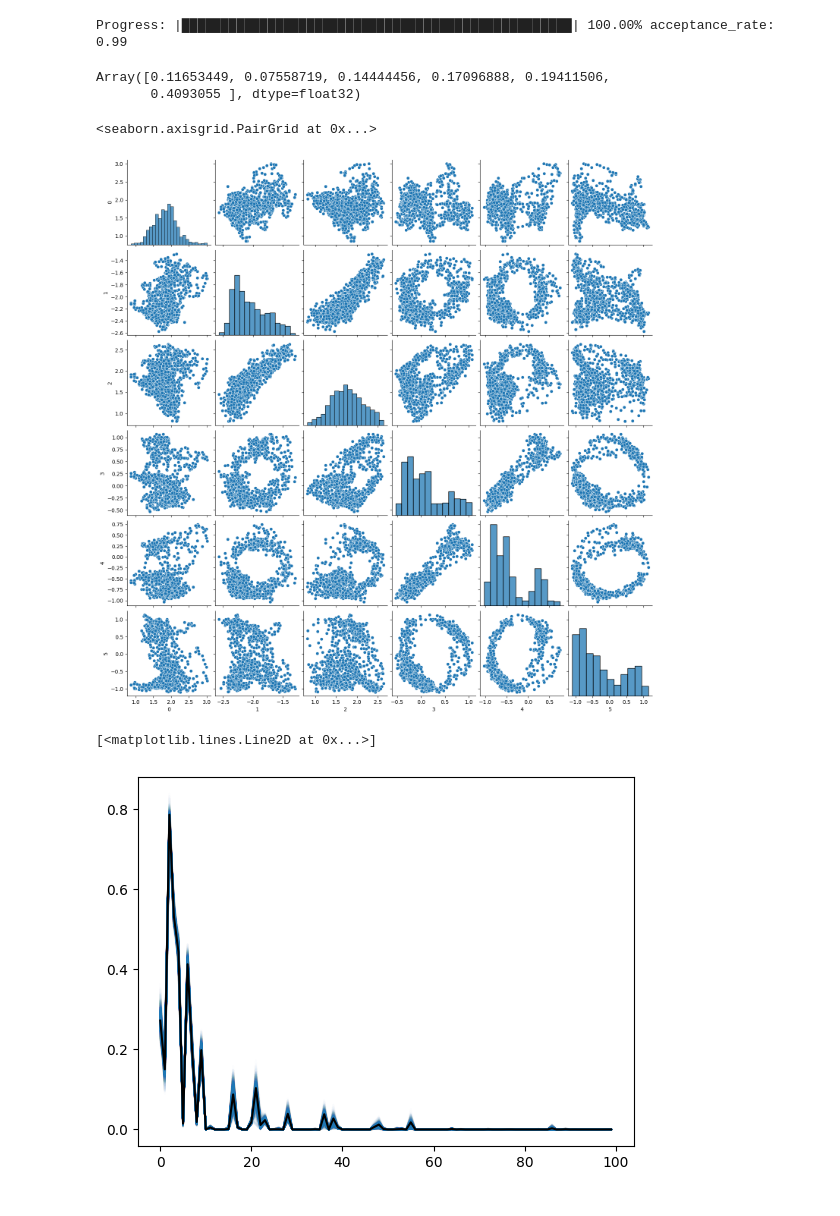
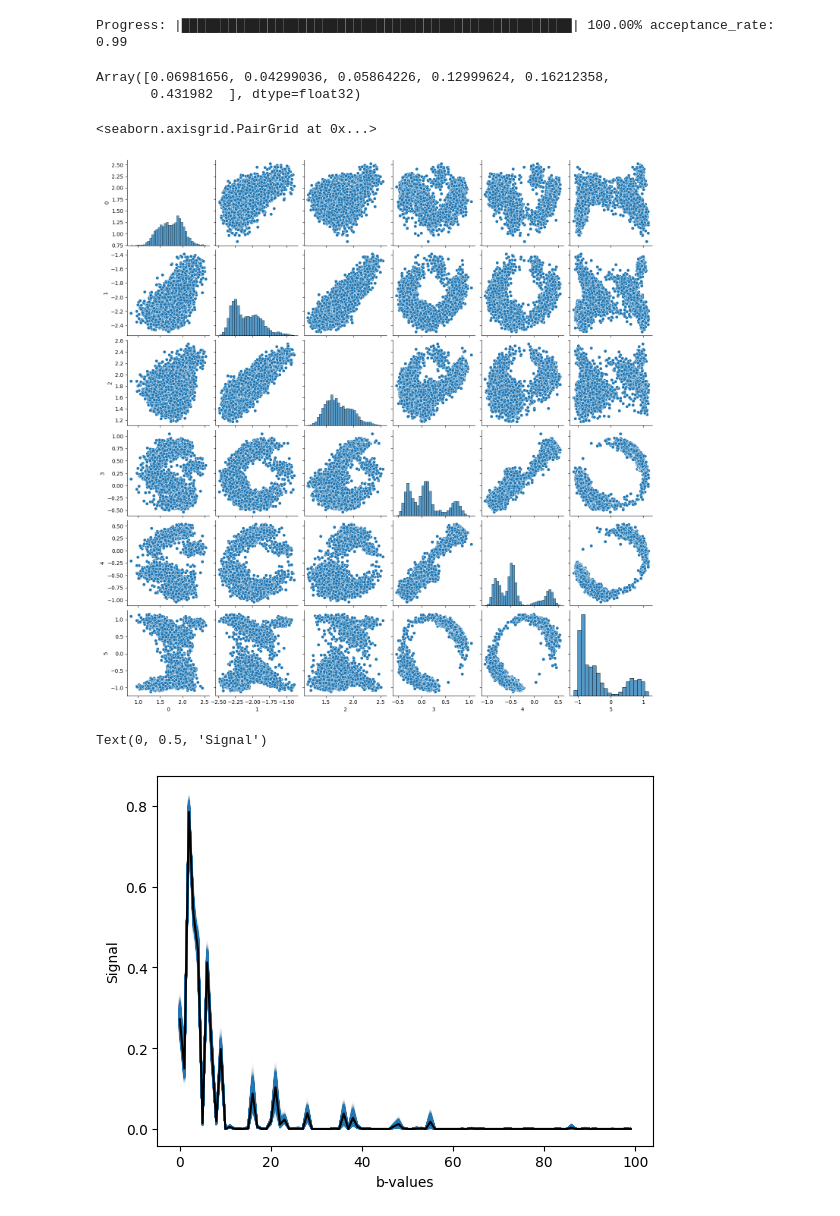
Before and after one commit to mackelab/dmri, a Jupyter notebook: dmri_models.ipynb, the cells around one changed output. Drawn from its saved outputs; the diff is of its cells as text; code cells hidden in the pictures.

```diff
--- a/dmri_models.ipynb
+++ b/dmri_models.ipynb
@@ -103,19 +105,19 @@ def sample(key, num_samples):
     params = model.fit(logS, bvals, bvecs)
     init_params = model.to_theta(*params)
     mcmc = MCMC(kernel, verbose=True)
-    params_mcmc = kernel.init_params(init_params, step_size=1e-2)
+    params_mcmc = kernel.init_params(init_params, step_size=2e-2)
     state = kernel.init(init_params)
-    samples = mcmc.sample(key, state,num_samples, params_mcmc, thin=10)
+    samples = mcmc.sample(key, state,num_samples, params_mcmc, thin=20)
     return samples[0]
 # %%
-samples = sample(jax.random.key(2), 1000)
+samples = sample(jax.random.key(2), 5000)
 # %% [output]
 Progress: |██████████████████████████████████████████████████| 100.00% acceptance_rate: 0.99
 # %%
 samples.var(0)
 # %% [output]
-Array([0.11653449, 0.07558719, 0.14444456, 0.17096888, 0.19411506,
-       0.4093055 ], dtype=float32)
+Array([0.06981656, 0.04299036, 0.05864226, 0.12999624, 0.16212358,
+       0.431982  ], dtype=float32)
 # %%
 import pandas as pd
 import seaborn as sns
@@ -124,12 +126,14 @@ df = pd.DataFrame(samples)
 sns.pairplot(df)
 # %% [output]
 <seaborn.axisgrid.PairGrid at 0x...>
-[figure, old version]
+[figure, new version]
 # %%
 S_pred = jax.vmap(pred)(samples)
 # %%
 plt.plot(S_pred.T, alpha=0.01, color="C0")
 plt.plot(S_o, color="black")
+plt.xlabel("b-values")
+plt.ylabel("Signal")
 # %% [output]
-[<matplotlib.lines.Line2D at 0x...>]
+Text(0, 0.5, 'Signal')
-[figure, old version]
+[figure, new version]
```
Also changed, not shown: parts of 1 cell of this notebook, 8 other files.
